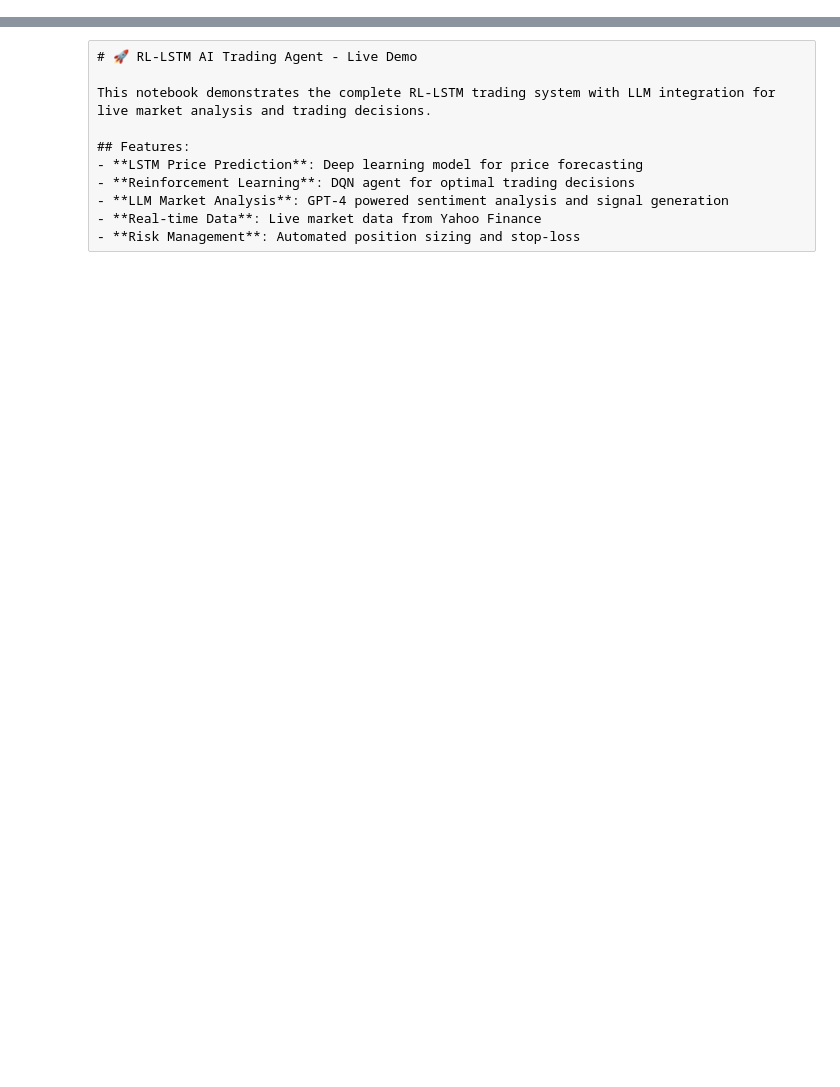
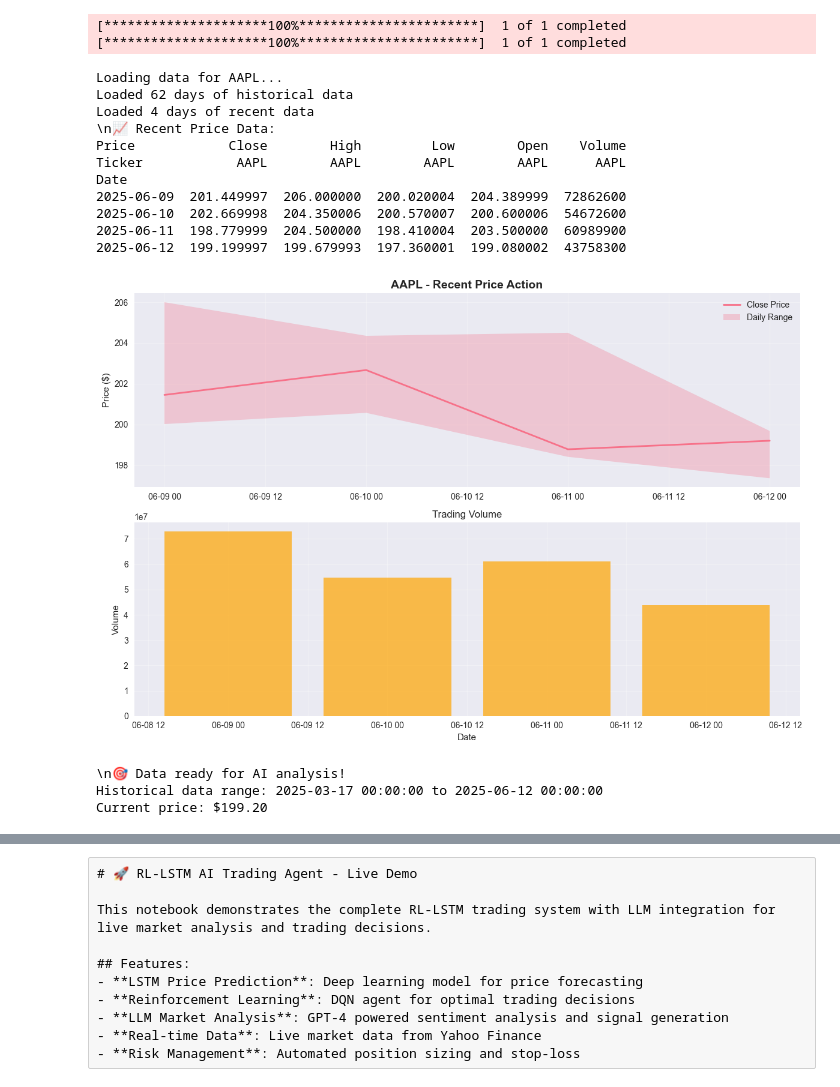
Before and after one commit to mohsin-khawaja/EvoScope, a Jupyter notebook: notebooks/demo_live_trading.ipynb, the cells around one changed output, grey strips where cells are left out. Cells and saved outputs as stored; diff of their text form; code cells hidden in the pictures; blank space fills up the shorter version.

```diff
--- a/notebooks/demo_live_trading.ipynb
+++ b/notebooks/demo_live_trading.ipynb
@@ -0,0 +360,77 @@
+# %%
+# Load sample data for demonstration
+symbol = 'AAPL'  # Focus on Apple for demo
+print(f"Loading data for {symbol}...")
+
+# Get historical data
+end_date = datetime.now().strftime('%Y-%m-%d')
+recent_start = (datetime.now() - timedelta(days=5)).strftime('%Y-%m-%d')
+historical_start = (datetime.now() - timedelta(days=90)).strftime('%Y-%m-%d')
+
+historical_data = get_stock_data(symbol, historical_start, end_date)
+recent_data = get_stock_data(symbol, recent_start, end_date)
+
+print(f"Loaded {len(historical_data)} days of historical data")
+print(f"Loaded {len(recent_data)} days of recent data")
+
+# Display data info
+print("\\n📈 Recent Price Data:")
+print(recent_data.tail())
+
+# Plot recent price action
+fig, (ax1, ax2) = plt.subplots(2, 1, figsize=(12, 8))
+
+# Handle multi-level columns from yfinance
+# For single stock data, we need to access the columns correctly
+if recent_data.columns.nlevels > 1:
+    # Multi-level columns - extract the data for the specific symbol
+    close_data = recent_data['Close'][symbol] if symbol in recent_data['Close'].columns else recent_data['Close'].iloc[:, 0]
+    high_data = recent_data['High'][symbol] if symbol in recent_data['High'].columns else recent_data['High'].iloc[:, 0]
+    low_data = recent_data['Low'][symbol] if symbol in recent_data['Low'].columns else recent_data['Low'].iloc[:, 0]
+    volume_data = recent_data['Volume'][symbol] if symbol in recent_data['Volume'].columns else recent_data['Volume'].iloc[:, 0]
+else:
+    # Single-level columns
+    close_data = recent_data['Close']
+    high_data = recent_data['High']
+    low_data = recent_data['Low']
+    volume_data = recent_data['Volume']
+
+# Price chart
+ax1.plot(recent_data.index, close_data, label='Close Price', linewidth=2)
+ax1.fill_between(recent_data.index, low_data, high_data, alpha=0.3, label='Daily Range')
+ax1.set_title(f'{symbol} - Recent Price Action', fontsize=14, fontweight='bold')
+ax1.set_ylabel('Price ($)')
+ax1.legend()
+ax1.grid(True, alpha=0.3)
+
+# Volume chart
+ax2.bar(recent_data.index, volume_data, alpha=0.7, color='orange')
+ax2.set_title('Trading Volume', fontsize=12)
+ax2.set_ylabel('Volume')
+ax2.set_xlabel('Date')
+ax2.grid(True, alpha=0.3)
+
+plt.tight_layout()
+plt.show()
+
+print(f"\\n🎯 Data ready for AI analysis!")
+print(f"Historical data range: {historical_data.index.min()} to {historical_data.index.max()}")
+print(f"Current price: ${close_data.iloc[-1]:.2f}")
+# %% [output]
+[*********************100%***********************]  1 of 1 completed
+[*********************100%***********************]  1 of 1 completed
+Loading data for AAPL...
+Loaded 62 days of historical data
+Loaded 4 days of recent data
+\n📈 Recent Price Data:
+Price            Close        High         Low        Open    Volume
+Ticker            AAPL        AAPL        AAPL        AAPL      AAPL
+Date
+2025-06-09  201.449997  206.000000  200.020004  204.389999  72862600
+2025-06-10  202.669998  204.350006  200.570007  200.600006  54672600
+2025-06-11  198.779999  204.500000  198.410004  203.500000  60989900
+2025-06-12  199.199997  199.679993  197.360001  199.080002  43758300
+[figure, added]
+\n🎯 Data ready for AI analysis!
+Historical data range: 2025-03-17 00:00:00 to 2025-06-12 00:00:00
+Current price: $199.20
```
Also changed, not shown: parts of 24 cells of this notebook, 6 other files.
